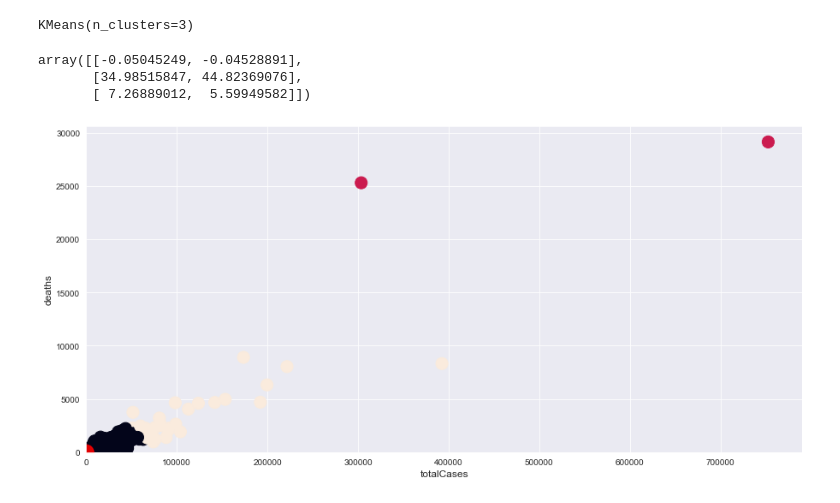
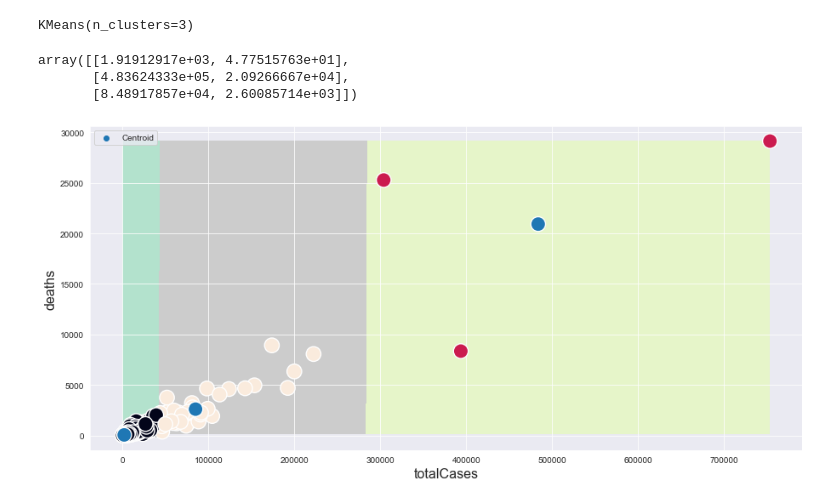
Before and after one commit to Carlos-Xavier/DataScienceUfal, a Jupyter notebook: project.ipynb, the cells around one changed output. Saved outputs shown, nothing was run; the diff lists cells and outputs as text; code cells hidden in the pictures.

```diff
--- a/project.ipynb
+++ b/project.ipynb
@@ -169,3 +158,5 @@ dataStates
+# %%
+dataCities['regions'] = dataCities['state'].apply(regions)
 # %% [markdown]
 ## Data Visualization
 # %%
@@ -305,10 +313,6 @@ plt.xlabel('Número de Clusters'), plt.ylabel('Soma das distâncias Q intra Clus
 [figure]
 # %%
 algorithm = KMeans(n_clusters=3)
-# %%
-from sklearn.preprocessing import StandardScaler
-st = StandardScaler()
-X2 = st.fit_transform(X2)
 # %%
 algorithm.fit(X2)
 # %% [output]
@@ -316,30 +320,35 @@ KMeans(n_clusters=3)
 # %%
 algorithm.cluster_centers_
 # %% [output]
-array([[-0.05045249, -0.04528891],
-       [34.98515847, 44.82369076],
-       [ 7.26889012,  5.59949582]])
+array([[1.91912917e+03, 4.77515763e+01],
+       [4.83624333e+05, 2.09266667e+04],
+       [8.48917857e+04, 2.60085714e+03]])
 # %%
 labels2 = algorithm.labels_
 centroids2 = algorithm.cluster_centers_
 
-h = 0.02
+h = 50
 x_min, x_max = X2[:, 0].min() - 1, X2[:, 0].max() + 1
 y_min, y_max = X2[:, 1].min() - 1, X2[:, 1].max() + 1
 xx, yy = np.meshgrid(np.arange(x_min, x_max, h), np.arange(y_min, y_max, h))
+np.arange(x_min, x_max, h), np.arange(y_min, y_max, h)
 Z = algorithm.predict(np.c_[xx.ravel(), yy.ravel()])
 
 plt.figure(1 , figsize = (15 , 7))
 plt.clf()
 Z2 = Z.reshape(xx.shape)
-plt.imshow(Z2 , interpolation='nearest', extent=(xx.min(), xx.max(), yy.min(), yy.max()), cmap = plt.cm.Pastel2, aspect = 'auto', origin='lower')
-plt.scatter( x ='totalCases' ,y = 'deaths' , data = dataCities , c = labels2 , s = 200 )
-plt.scatter(x = centroids2[: , 0] , y =  centroids2[: , 1] , s = 300 , c = 'red',alpha=0.5)
-plt.xlabel('totalCases',fontsize=12)
-plt.ylabel('deaths',fontsize=12)
+
+plt.imshow(Z2 , interpolation='nearest', extent=(xx.min() + 100, xx.max(), yy.min()+100, yy.max()),
+           cmap = plt.cm.Pastel2, aspect = 'auto', origin='upper')
+sns.scatterplot(x='totalCases', y='deaths', data = dataCities , s = 300, alpha=1, c = labels2)
+sns.scatterplot(x=centroids2[: , 0] , y=centroids2[: , 1] , s = 300, alpha=1, legend="full",
+                hue=['Centroid', 'Centroid', 'Centroid'])
+
+plt.xlabel('totalCases',fontsize=16)
+plt.ylabel('deaths',fontsize=16)
 plt.show()
 # %% [output]
-[figure, old version]
+[figure, new version]
 # %%
 dataCities['clusters'] = algorithm.labels_
 df_groupy = dataCities.groupby('clusters')
```
Also changed, not shown: parts of 9 cells of this notebook.
